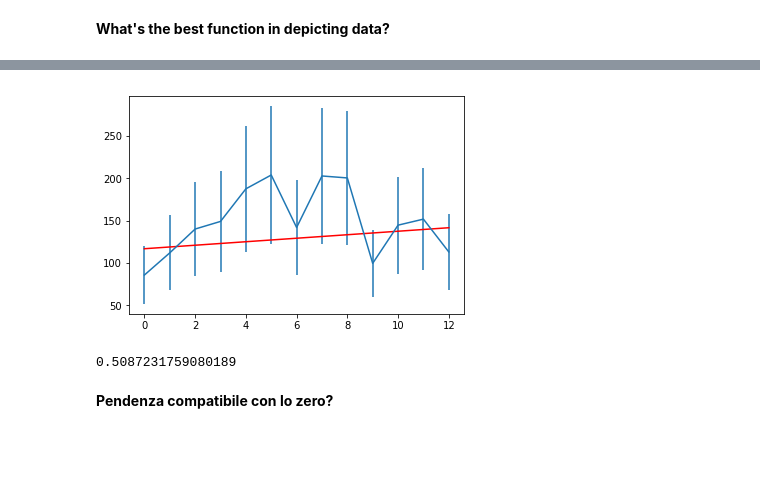
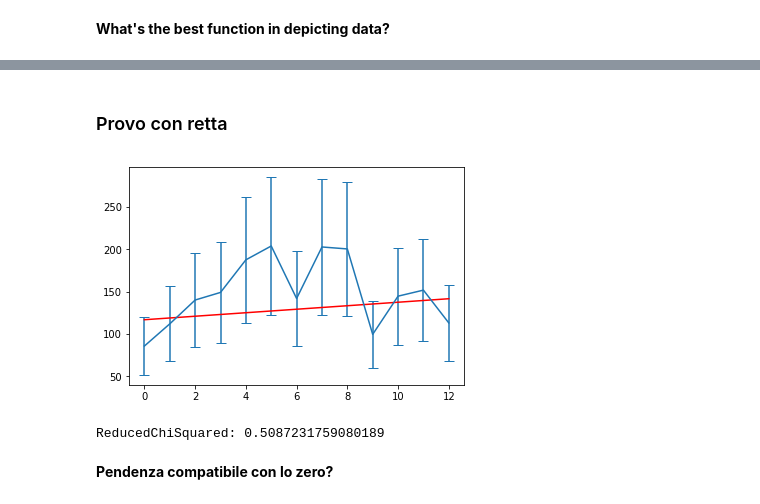
Before and after one commit to jackdeandrea/Econofisica, a Jupyter notebook: definizione_rivolte_fit.ipynb, the cells around one changed output, grey strips where cells are left out. Cells and saved outputs as stored; diff of their text form; code cells hidden in the pictures; blank space fills up the shorter version.

```diff
--- a/definizione_rivolte_fit.ipynb
+++ b/definizione_rivolte_fit.ipynb
@@ -23,6 +23,7 @@ file.head()
 # %%
 df = file['y.2']
 y = df.to_numpy()
+y = y[102:]
 x = ar(range(len(y)))
 # %% [markdown]
 # Definizioni Utili
@@ -218,19 +250,20 @@ for i, rivolta in enumerate(rivolte_dict.keys()):
 
     x_cont = np.linspace(x[0], x[-1], 100)
 
-    ax[i][0].errorbar(x,y,yerr=np.sqrt(y),fmt='o:',uplims=True, lolims=True,label='data')
+    #ax[i][0].errorbar(x,y,yerr=np.sqrt(y),fmt='o:',uplims=True, lolims=True,label='data')
+    ax[i][0].errorbar(x,y,yerr=np.sqrt(y),fmt='o:',solid_capstyle='projecting',capsize=5,label='data')
     ax[i][0].plot(x,gauss(x,*gauss_params),'ro:',label='gauss fit')
     ax[i][0].legend(loc='upper left')
     ax[i][0].text(2,20,'chisquared = %.2f' % (gauss_red_chisq))
     ax[i][0].title.set_text('GaussFit ' + rivolta)
 
-    ax[i][1].errorbar(x,y,yerr=np.sqrt(y),fmt='o:',uplims=True, lolims=True,label='data')
+    ax[i][1].errorbar(x,y,yerr=np.sqrt(y),fmt='o:',solid_capstyle='projecting',capsize=5,label='data')
     ax[i][1].plot(x,lore(x,*lore_params),'ro:',label='lore fit')
     ax[i][1].legend(loc='upper left')
     ax[i][1].text(2,20,'chisquared = %.2f' % (lore_red_chisq))
     ax[i][1].title.set_text('LoreFit ' + rivolta)
 
-    ax[i][2].errorbar(x,y,yerr=np.sqrt(y),fmt='o:',uplims=True, lolims=True,label='data')
+    ax[i][2].errorbar(x,y,yerr=np.sqrt(y),fmt='o:',solid_capstyle='projecting',capsize=5,label='data')
     ax[i][2].plot(x,poisson(x,*poiss_params),'ro:',label='poiss fit')
     ax[i][2].legend(loc='upper left')
     ax[i][2].text(2,20,'chisquared = %.2f' % (poiss_red_chisq))
@@ -297,6 +339,6 @@ for i, rivolta in enumerate(rivolte_dict.keys()):
     #print(gauss_params[-1])
     soglie.append(soglia)
     err_soglie.append(np.abs(errore))
-soglie = soglie[5:]
-err_soglie = err_soglie[5:]
+#soglie = soglie[5:]
+#err_soglie = err_soglie[5:]
 #print(soglie)
@@ -305,13 +349,15 @@ err_soglie = err_soglie[5:]
+# %% [markdown]
+### Provo con retta
 # %%
 popt, pcov = curve_fit(retta, range(len(soglie)), soglie, sigma=err_soglie)
 retta_red_chisq = chiquadronorm(soglie, retta(range(len(soglie)),*popt), err_soglie, len(soglie)-len(popt), norm=True)
 plt.plot(range(len(soglie)), retta(range(len(soglie)),*popt), color='r')
-plt.errorbar(range(len(soglie)), soglie, yerr=err_soglie)
+plt.errorbar(range(len(soglie)), soglie, yerr=err_soglie,solid_capstyle='projecting',capsize=5)
 plt.show()
 print('ReducedChiSquared:', retta_red_chisq)
 # %% [output]
-[figure, old version]
+[figure, new version]
-0.5087231759080189
+ReducedChiSquared: 0.5087231759080189
 # %% [markdown]
 **Pendenza compatibile con lo zero?**
 # %%
```
Also changed, not shown: parts of 19 cells of this notebook.
